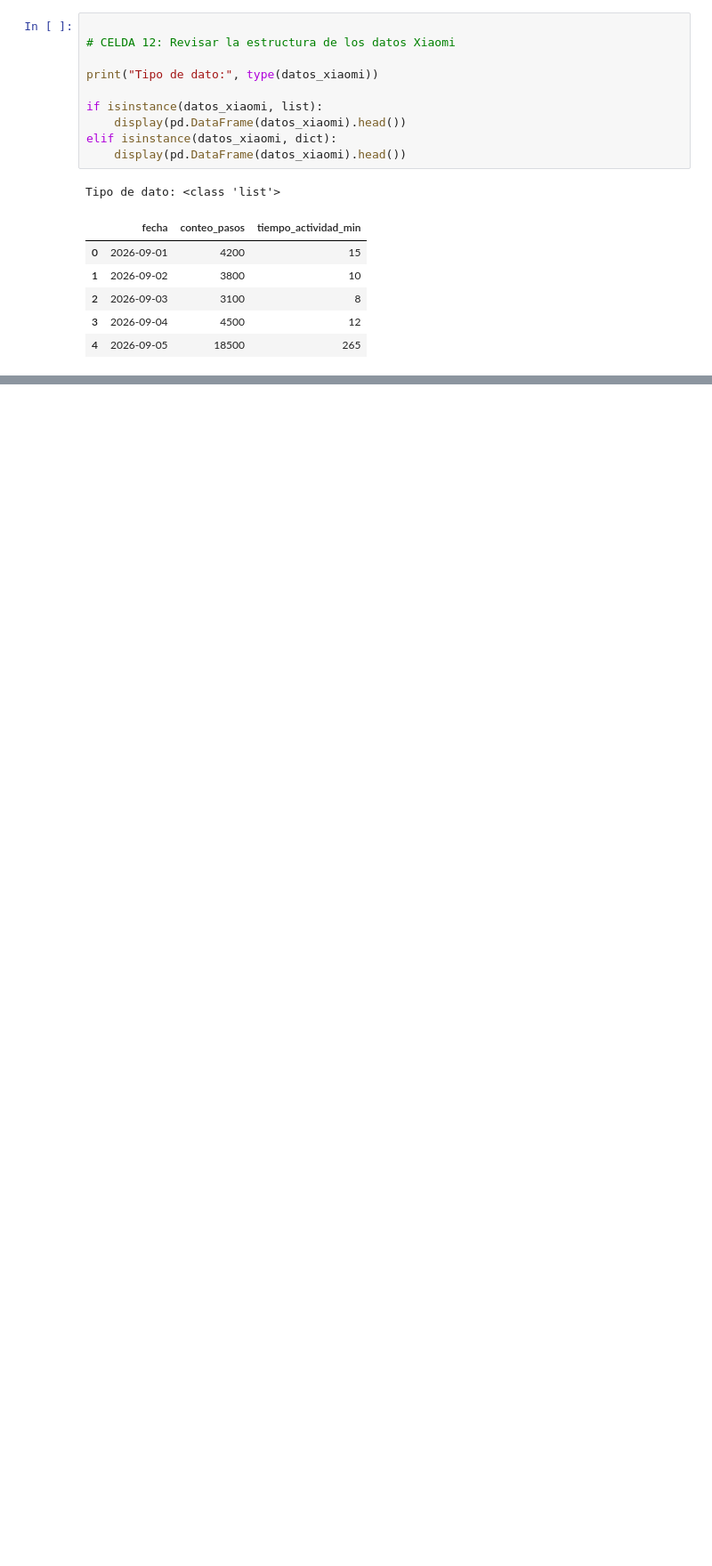
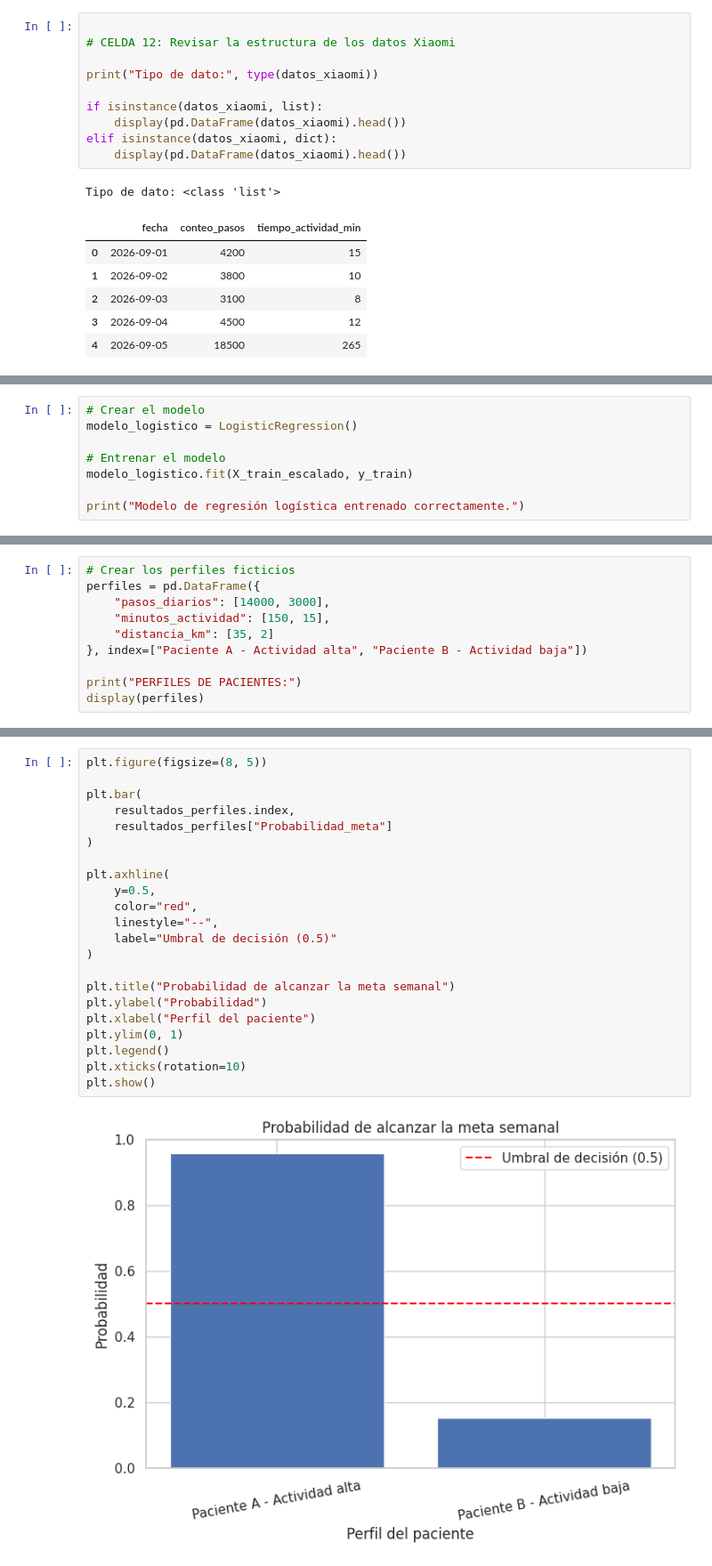
Before and after one commit to GabyPaolaING/Machine-Learning, a Jupyter notebook: P2P1.- INTEGRACIÓN MULTIFUENTE DE DATOS .ipynb, the cells around one changed output, grey strips where cells are left out. Shown at 89% size. Drawn from its saved outputs; the diff is of its cells as text; blank space fills up the shorter version.

```diff
--- a/P2P1.- INTEGRACIÓN MULTIFUENTE DE DATOS .ipynb
+++ b/P2P1.- INTEGRACIÓN MULTIFUENTE DE DATOS .ipynb
@@ -3283,0 +3320,8 @@ plt.show()
+# %%
+# Crear el modelo
+modelo_logistico = LogisticRegression()
+
+# Entrenar el modelo
+modelo_logistico.fit(X_train_escalado, y_train)
+
+print("Modelo de regresión logística entrenado correctamente.")
@@ -3283,0 +3502,10 @@ plt.show()
+# %%
+# Crear los perfiles ficticios
+perfiles = pd.DataFrame({
+    "pasos_diarios": [14000, 3000],
+    "minutos_actividad": [150, 15],
+    "distancia_km": [35, 2]
+}, index=["Paciente A - Actividad alta", "Paciente B - Actividad baja"])
+
+print("PERFILES DE PACIENTES:")
+display(perfiles)
@@ -3283,0 +3547,24 @@ plt.show()
+# %%
+plt.figure(figsize=(8, 5))
+
+plt.bar(
+    resultados_perfiles.index,
+    resultados_perfiles["Probabilidad_meta"]
+)
+
+plt.axhline(
+    y=0.5,
+    color="red",
+    linestyle="--",
+    label="Umbral de decisión (0.5)"
+)
+
+plt.title("Probabilidad de alcanzar la meta semanal")
+plt.ylabel("Probabilidad")
+plt.xlabel("Perfil del paciente")
+plt.ylim(0, 1)
+plt.legend()
+plt.xticks(rotation=10)
+plt.show()
+# %% [output]
+[figure, added]
```
Also changed, not shown: parts of 24 cells of this notebook.
